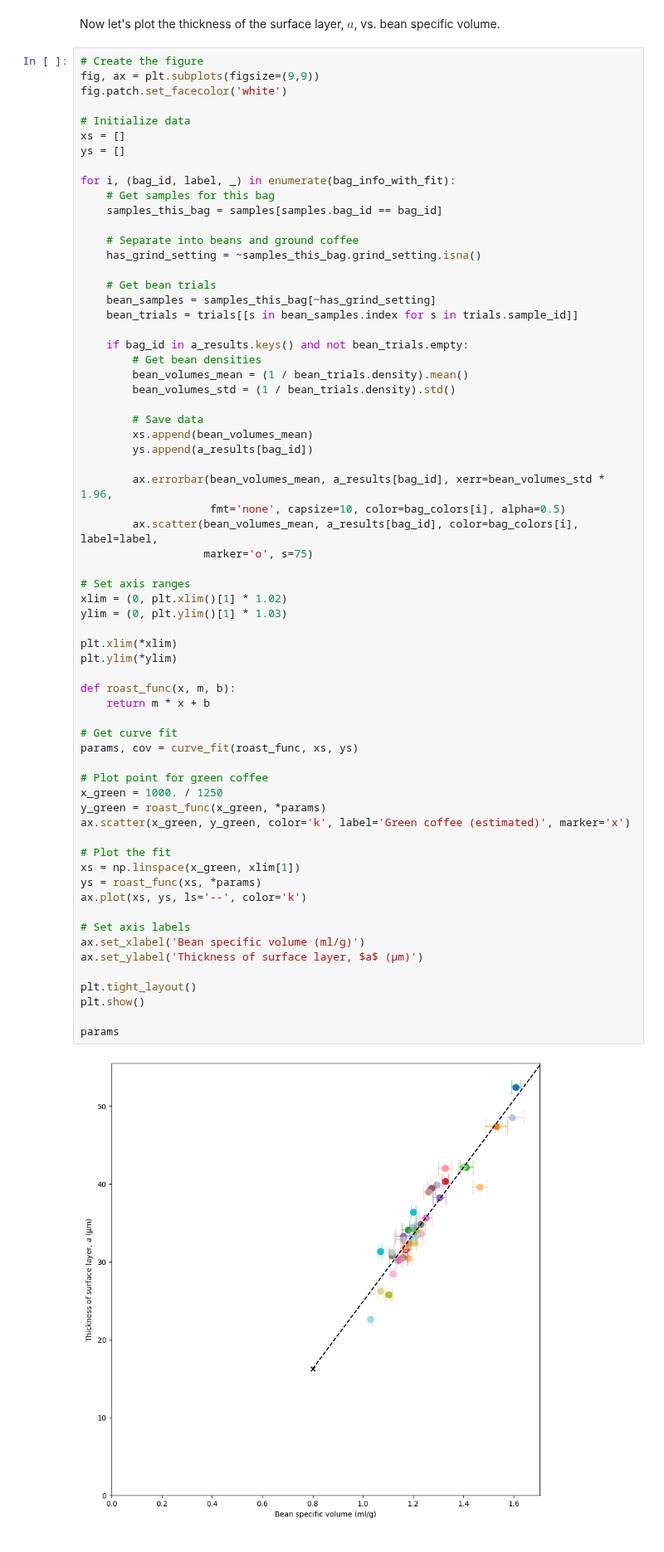
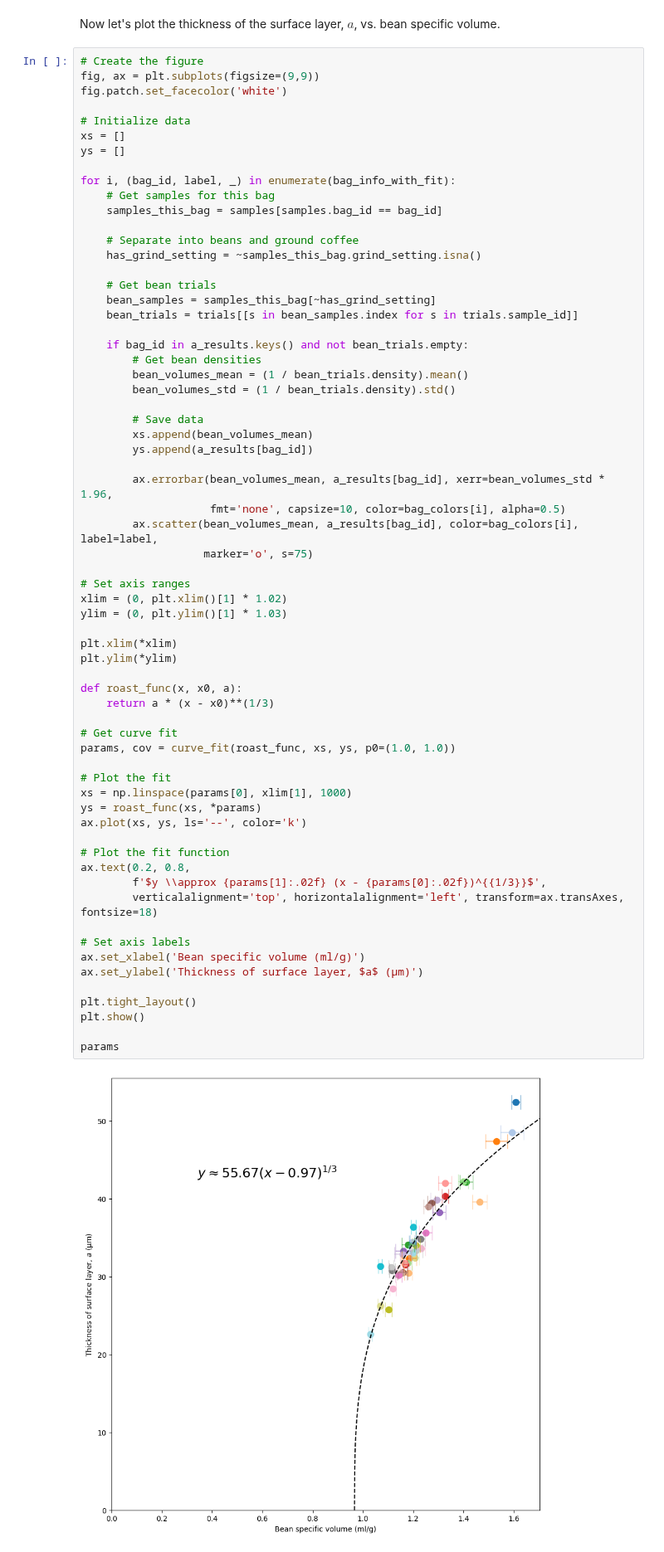
Before and after one commit to quantitativecafe/blog, a Jupyter notebook: gas-pycnometry-3/analysis.ipynb, the cells around one changed output. Shown at 83% size. Drawn from its saved outputs; the diff is of its cells as text.

Commit message:
Change to cube root fit curve

```diff
--- a/gas-pycnometry-3/analysis.ipynb
+++ b/gas-pycnometry-3/analysis.ipynb
@@ -1316,40 +1316,40 @@ for i, (bag_id, label, _) in enumerate(bag_info_with_fit):
         ys.append(a_results[bag_id])
 
         ax.errorbar(bean_volumes_mean, a_results[bag_id], xerr=bean_volumes_std * 1.96,
                     fmt='none', capsize=10, color=bag_colors[i], alpha=0.5)
         ax.scatter(bean_volumes_mean, a_results[bag_id], color=bag_colors[i], label=label,
                    marker='o', s=75)
 
 # Set axis ranges
 xlim = (0, plt.xlim()[1] * 1.02)
 ylim = (0, plt.ylim()[1] * 1.03)
 
 plt.xlim(*xlim)
 plt.ylim(*ylim)
 
-def roast_func(x, m, b):
-    return m * x + b
+def roast_func(x, x0, a):
+    return a * (x - x0)**(1/3)
 
 # Get curve fit
-params, cov = curve_fit(roast_func, xs, ys)
-
-# Plot point for green coffee
-x_green = 1000. / 1250
-y_green = roast_func(x_green, *params)
-ax.scatter(x_green, y_green, color='k', label='Green coffee (estimated)', marker='x')
+params, cov = curve_fit(roast_func, xs, ys, p0=(1.0, 1.0))
 
 # Plot the fit
-xs = np.linspace(x_green, xlim[1])
+xs = np.linspace(params[0], xlim[1], 1000)
 ys = roast_func(xs, *params)
 ax.plot(xs, ys, ls='--', color='k')
+
+# Plot the fit function
+ax.text(0.2, 0.8,
+        f'$y \\approx {params[1]:.02f} (x - {params[0]:.02f})^{{1/3}}$',
+        verticalalignment='top', horizontalalignment='left', transform=ax.transAxes, fontsize=18)
 
 # Set axis labels
 ax.set_xlabel('Bean specific volume (ml/g)')
 ax.set_ylabel('Thickness of surface layer, $a$ (µm)')
 
 plt.tight_layout()
 plt.show()
 
 params
 # %% [output]
-[figure, old version]
+[figure, new version]
```
Also changed, not shown: parts of 20 cells of this notebook.
